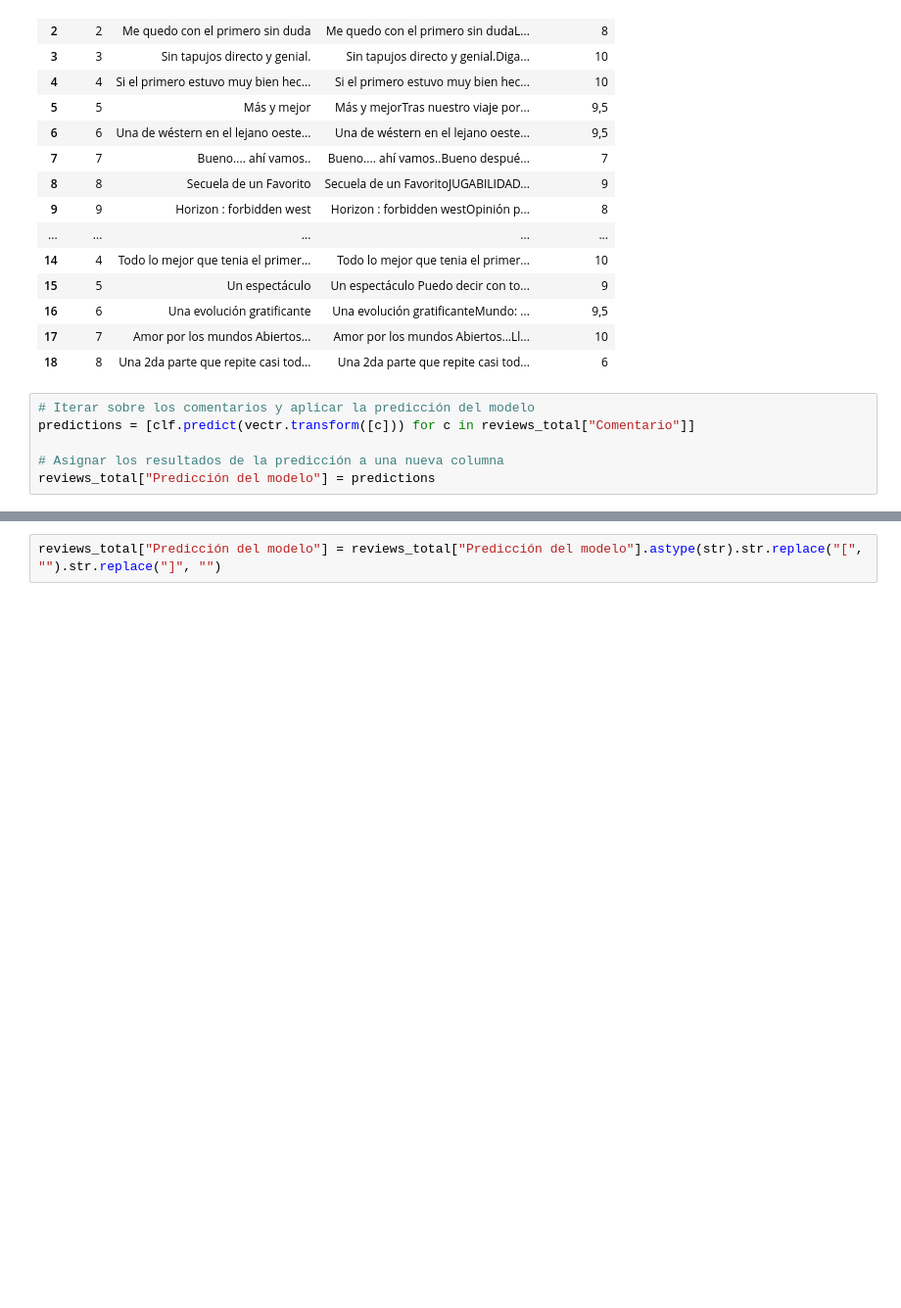
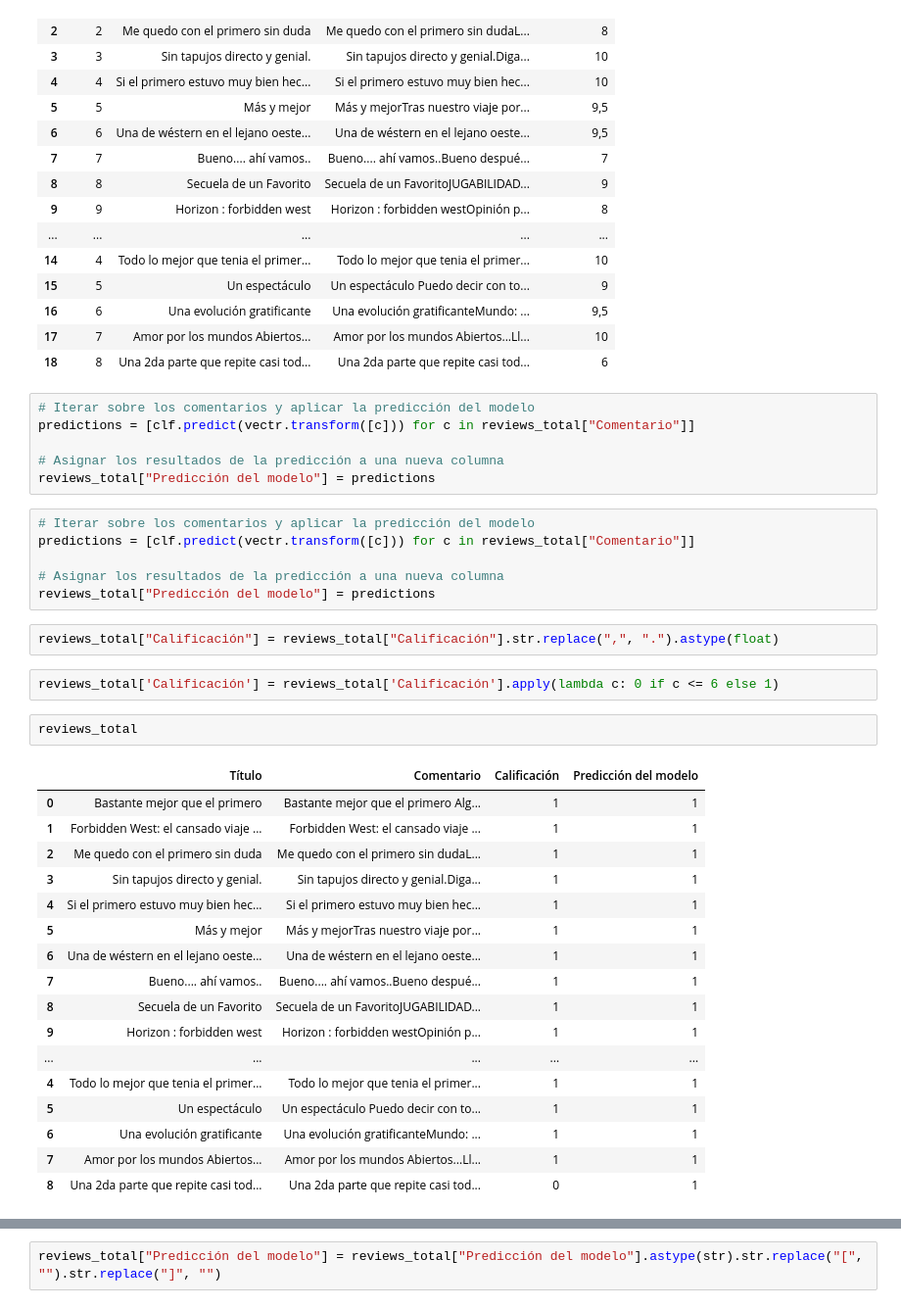
Before and after one commit to giottomillan/project_play, a Jupyter notebook: ML_sentiments/Notebook/modelo.ipynb, the cells around one changed output, grey strips where cells are left out. Shown at 98% size. Saved outputs shown, nothing was run; the diff lists cells and outputs as text; blank space fills up the shorter version.

```diff
--- a/ML_sentiments/Notebook/modelo.ipynb
+++ b/ML_sentiments/Notebook/modelo.ipynb
@@ -511,3 +467,33 @@ predictions = [clf.predict(vectr.transform([c])) for c in reviews_total["Comenta
 
 # Asignar los resultados de la predicción a una nueva columna
 reviews_total["Predicción del modelo"] = predictions
+# %%
+# Iterar sobre los comentarios y aplicar la predicción del modelo
+predictions = [clf.predict(vectr.transform([c])) for c in reviews_total["Comentario"]]
+
+# Asignar los resultados de la predicción a una nueva columna
+reviews_total["Predicción del modelo"] = predictions
+# %%
+reviews_total["Calificación"] = reviews_total["Calificación"].str.replace(",", ".").astype(float)
+# %%
+reviews_total['Calificación'] = reviews_total['Calificación'].apply(lambda c: 0 if c <= 6 else 1)
+# %%
+reviews_total
+# %% [output]
+|  | Título | Comentario | Calificación | Predicción del modelo |
+| 0 | Bastante mejor que el primero | Bastante mejor que el primero Alg... | 1 | 1 |
+| 1 | Forbidden West: el cansado viaje ... | Forbidden West: el cansado viaje ... | 1 | 1 |
+| 2 | Me quedo con el primero sin duda | Me quedo con el primero sin dudaL... | 1 | 1 |
+| 3 | Sin tapujos directo y genial. | Sin tapujos directo y genial.Diga... | 1 | 1 |
+| 4 | Si el primero estuvo muy bien hec... | Si el primero estuvo muy bien hec... | 1 | 1 |
+| 5 | Más y mejor | Más y mejorTras nuestro viaje por... | 1 | 1 |
+| 6 | Una de wéstern en el lejano oeste... | Una de wéstern en el lejano oeste... | 1 | 1 |
+| 7 | Bueno.... ahí vamos.. | Bueno.... ahí vamos..Bueno despué... | 1 | 1 |
+| 8 | Secuela de un Favorito | Secuela de un FavoritoJUGABILIDAD... | 1 | 1 |
+| 9 | Horizon : forbidden west | Horizon : forbidden westOpinión p... | 1 | 1 |
+| ... | ... | ... | ... | ... |
+| 4 | Todo lo mejor que tenia el primer... | Todo lo mejor que tenia el primer... | 1 | 1 |
+| 5 | Un espectáculo | Un espectáculo Puedo decir con to... | 1 | 1 |
+| 6 | Una evolución gratificante | Una evolución gratificanteMundo: ... | 1 | 1 |
+| 7 | Amor por los mundos Abiertos... | Amor por los mundos Abiertos...Ll... | 1 | 1 |
+| 8 | Una 2da parte que repite casi tod... | Una 2da parte que repite casi tod... | 0 | 1 |
```
Also changed, not shown: parts of 15 cells of this notebook.
